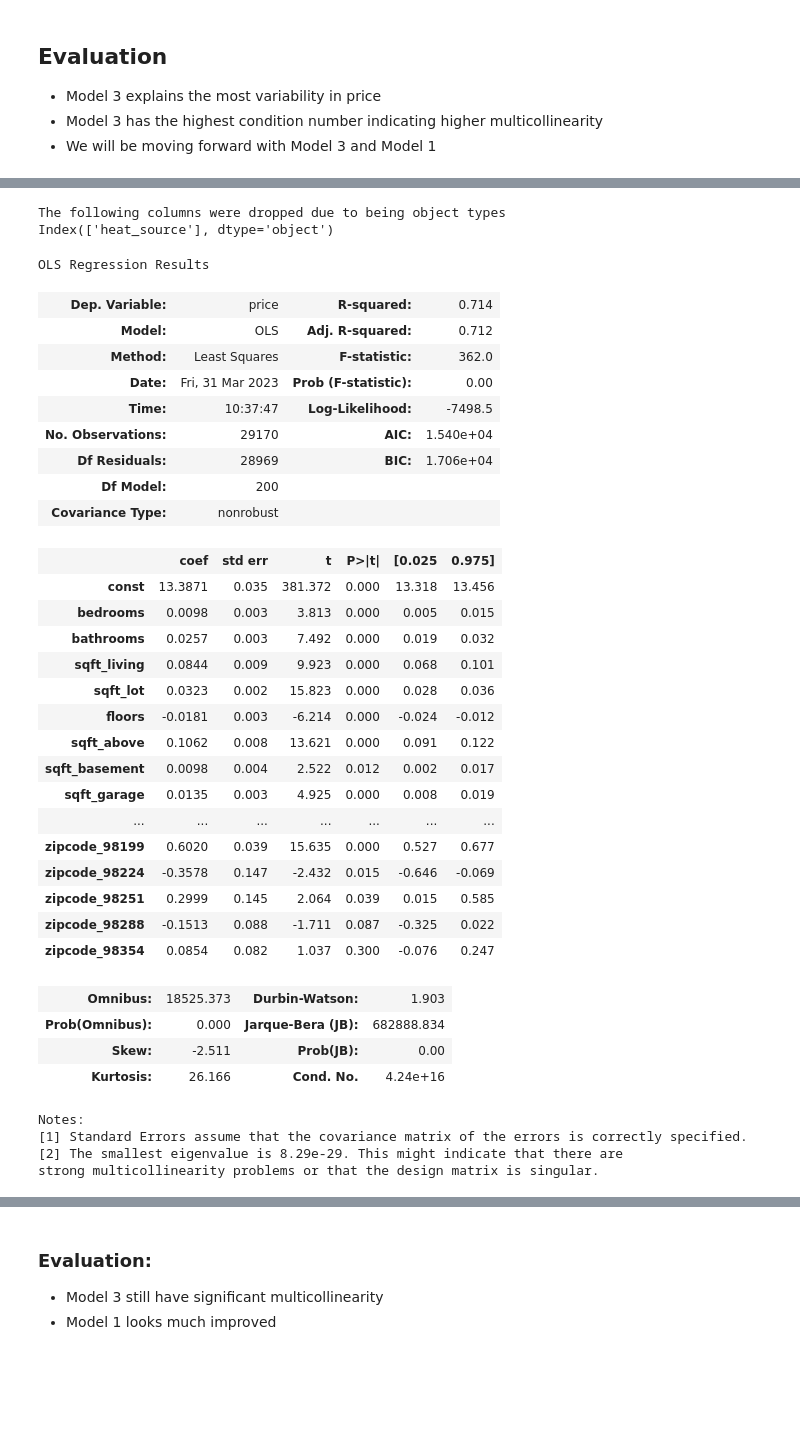
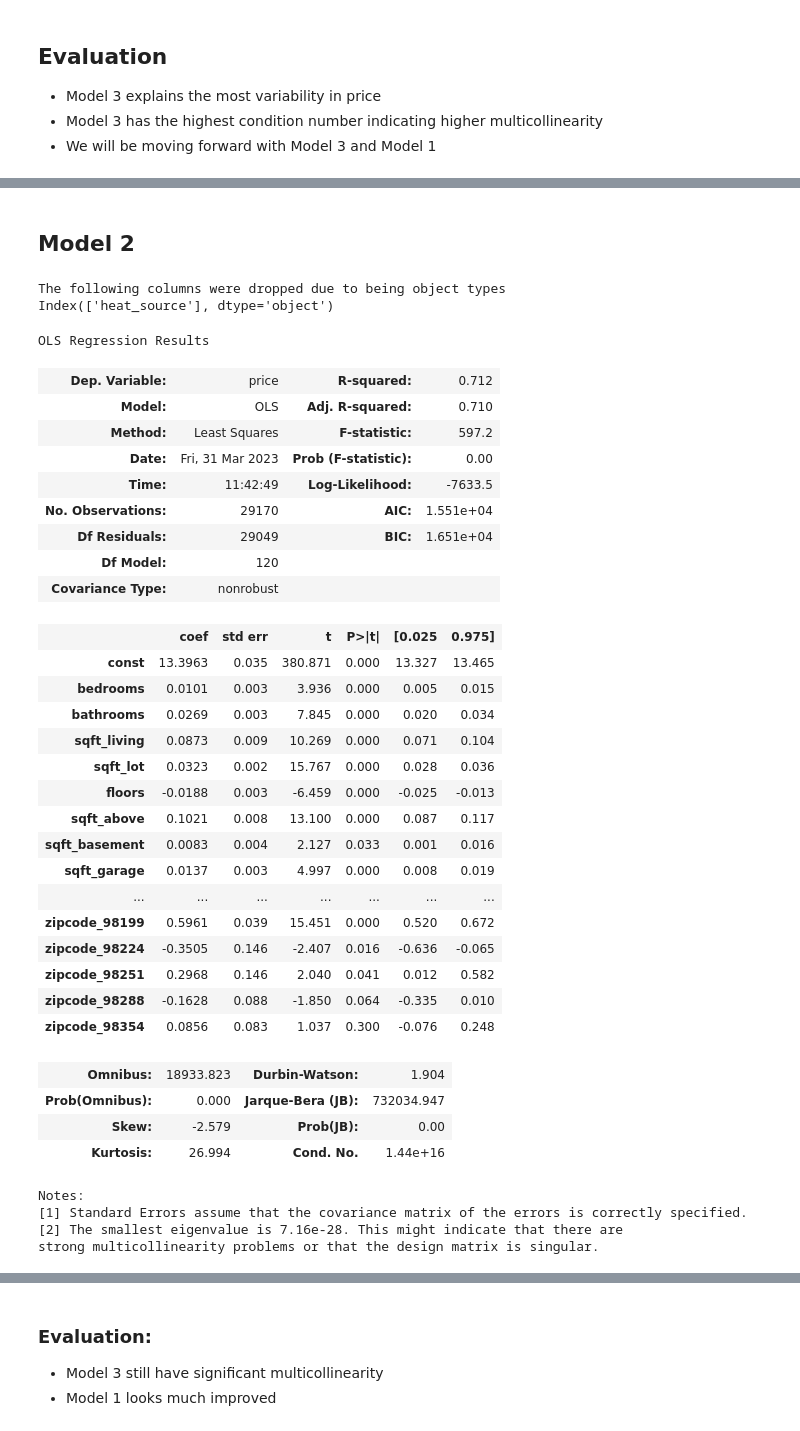
Before and after one commit to drykvf/Housing-Project, a Jupyter notebook: Final_notebook_draft4.ipynb, the cells around one changed output, grey strips where cells are left out. Cells and saved outputs as stored; diff of their text form; code cells hidden in the pictures; blank space fills up the shorter version.

```diff
--- a/Final_notebook_draft4.ipynb
+++ b/Final_notebook_draft4.ipynb
@@ -333,8 +333,8 @@ def for_dummies(df,columns):
     return(df)
 # %%
 onecode_model1 = ['SCHDST','view', 'sewer_system','yr_renovated']
-onecode_model2 = ['SCHDST','view', 'sewer_system']
-onecode_model3 = ['SCHDST','view', 'sewer_system','yr_renovated','zipcode']
+onecode_model2 = ['SCHDST','view', 'sewer_system','zipcode']
+onecode_model3 = ['SCHDST','view', 'sewer_system']
 df_model1 = for_dummies(df_clean, onecode_model1)
 df_model2 = for_dummies(df_clean, onecode_model2)
 df_model3 = for_dummies(df_clean, onecode_model3)
@@ -619,11 +605,10 @@ R^2 value is at .628
 # %% [markdown]
 ### Model 2
 # %%
-# removed yr_renovated categoricals and now using boolean renovated
-df_model2_sc = dropper(df_model2,['zipcode','yr_renovated'])
+# Model 2 removes yr_renovated categoricals and now using boolean renovated
+# Model 2 uses zipcode
+df_model2_sc = dropper(df_model2,['yr_renovated'])
 df_scale_2 = df_model2_sc.copy()
-
-# seperate dummies and non-dummies, also drop out boolean values 'waterfront','greenbelt', 'nuisance'
 
 scale2_columns = ['bedrooms','bathrooms','sqft_living','sqft_lot','floors','sqft_above',
                  'sqft_basement','sqft_garage','sqft_patio',
@@ -785,43 +774,46 @@ OLS Regression Results
 | Kurtosis: | 23.681 | Cond. No. | 387. |
 Notes:
 [1] Standard Errors assume that the covariance matrix of the errors is correctly specified.
+# %% [markdown]
+## Model 2
 # %%
-df_full_sc3['price'] = np.log(df_full_sc3['price'])
-mlr(df_full_sc3,'price')
+df_final2 = df_full_sc2.copy()
+df_final2['price'] = np.log(df_final2['price'])
+mlr(df_final2,'price')
 # %% [output]
 The following columns were dropped due to being object types
 Index(['heat_source'], dtype='object')
 OLS Regression Results
-| Dep. Variable: | price | R-squared: | 0.714 |
-| Model: | OLS | Adj. R-squared: | 0.712 |
-| Method: | Least Squares | F-statistic: | 362.0 |
+| Dep. Variable: | price | R-squared: | 0.712 |
+| Model: | OLS | Adj. R-squared: | 0.710 |
+| Method: | Least Squares | F-statistic: | 597.2 |
 | Date: | Fri, 31 Mar 2023 | Prob (F-statistic): | 0.00 |
-| Time: | 10:37:47 | Log-Likelihood: | -7498.5 |
-| No. Observations: | 29170 | AIC: | 1.540e+04 |
-| Df Residuals: | 28969 | BIC: | 1.706e+04 |
-| Df Model: | 200 |  |  |
+| Time: | 11:42:49 | Log-Likelihood: | -7633.5 |
+| No. Observations: | 29170 | AIC: | 1.551e+04 |
+| Df Residuals: | 29049 | BIC: | 1.651e+04 |
+| Df Model: | 120 |  |  |
 | Covariance Type: | nonrobust |  |  |
 |  | coef | std err | t | P>|t| | [0.025 | 0.975] |
-| const | 13.3871 | 0.035 | 381.372 | 0.000 | 13.318 | 13.456 |
-| bedrooms | 0.0098 | 0.003 | 3.813 | 0.000 | 0.005 | 0.015 |
-| bathrooms | 0.0257 | 0.003 | 7.492 | 0.000 | 0.019 | 0.032 |
-| sqft_living | 0.0844 | 0.009 | 9.923 | 0.000 | 0.068 | 0.101 |
-| sqft_lot | 0.0323 | 0.002 | 15.823 | 0.000 | 0.028 | 0.036 |
-| floors | -0.0181 | 0.003 | -6.214 | 0.000 | -0.024 | -0.012 |
-| sqft_above | 0.1062 | 0.008 | 13.621 | 0.000 | 0.091 | 0.122 |
-| sqft_basement | 0.0098 | 0.004 | 2.522 | 0.012 | 0.002 | 0.017 |
-| sqft_garage | 0.0135 | 0.003 | 4.925 | 0.000 | 0.008 | 0.019 |
+| const | 13.3963 | 0.035 | 380.871 | 0.000 | 13.327 | 13.465 |
+| bedrooms | 0.0101 | 0.003 | 3.936 | 0.000 | 0.005 | 0.015 |
+| bathrooms | 0.0269 | 0.003 | 7.845 | 0.000 | 0.020 | 0.034 |
+| sqft_living | 0.0873 | 0.009 | 10.269 | 0.000 | 0.071 | 0.104 |
+| sqft_lot | 0.0323 | 0.002 | 15.767 | 0.000 | 0.028 | 0.036 |
+| floors | -0.0188 | 0.003 | -6.459 | 0.000 | -0.025 | -0.013 |
+| sqft_above | 0.1021 | 0.008 | 13.100 | 0.000 | 0.087 | 0.117 |
+| sqft_basement | 0.0083 | 0.004 | 2.127 | 0.033 | 0.001 | 0.016 |
+| sqft_garage | 0.0137 | 0.003 | 4.997 | 0.000 | 0.008 | 0.019 |
 | ... | ... | ... | ... | ... | ... | ... |
-| zipcode_98199 | 0.6020 | 0.039 | 15.635 | 0.000 | 0.527 | 0.677 |
-| zipcode_98224 | -0.3578 | 0.147 | -2.432 | 0.015 | -0.646 | -0.069 |
-| zipcode_98251 | 0.2999 | 0.145 | 2.064 | 0.039 | 0.015 | 0.585 |
-| zipcode_98288 | -0.1513 | 0.088 | -1.711 | 0.087 | -0.325 | 0.022 |
-| zipcode_98354 | 0.0854 | 0.082 | 1.037 | 0.300 | -0.076 | 0.247 |
+| zipcode_98199 | 0.5961 | 0.039 | 15.451 | 0.000 | 0.520 | 0.672 |
+| zipcode_98224 | -0.3505 | 0.146 | -2.407 | 0.016 | -0.636 | -0.065 |
+| zipcode_98251 | 0.2968 | 0.146 | 2.040 | 0.041 | 0.012 | 0.582 |
+| zipcode_98288 | -0.1628 | 0.088 | -1.850 | 0.064 | -0.335 | 0.010 |
+| zipcode_98354 | 0.0856 | 0.083 | 1.037 | 0.300 | -0.076 | 0.248 |
-| Omnibus: | 18525.373 | Durbin-Watson: | 1.903 |
-| Prob(Omnibus): | 0.000 | Jarque-Bera (JB): | 682888.834 |
-| Skew: | -2.511 | Prob(JB): | 0.00 |
-| Kurtosis: | 26.166 | Cond. No. | 4.24e+16 |
+| Omnibus: | 18933.823 | Durbin-Watson: | 1.904 |
+| Prob(Omnibus): | 0.000 | Jarque-Bera (JB): | 732034.947 |
+| Skew: | -2.579 | Prob(JB): | 0.00 |
+| Kurtosis: | 26.994 | Cond. No. | 1.44e+16 |
 Notes:
 [1] Standard Errors assume that the covariance matrix of the errors is correctly specified.
-[2] The smallest eigenvalue is 8.29e-29. This might indicate that there are
+[2] The smallest eigenvalue is 7.16e-28. This might indicate that there are
 strong multicollinearity problems or that the design matrix is singular.
```
Also changed, not shown: parts of 26 cells of this notebook, 2 other files.
